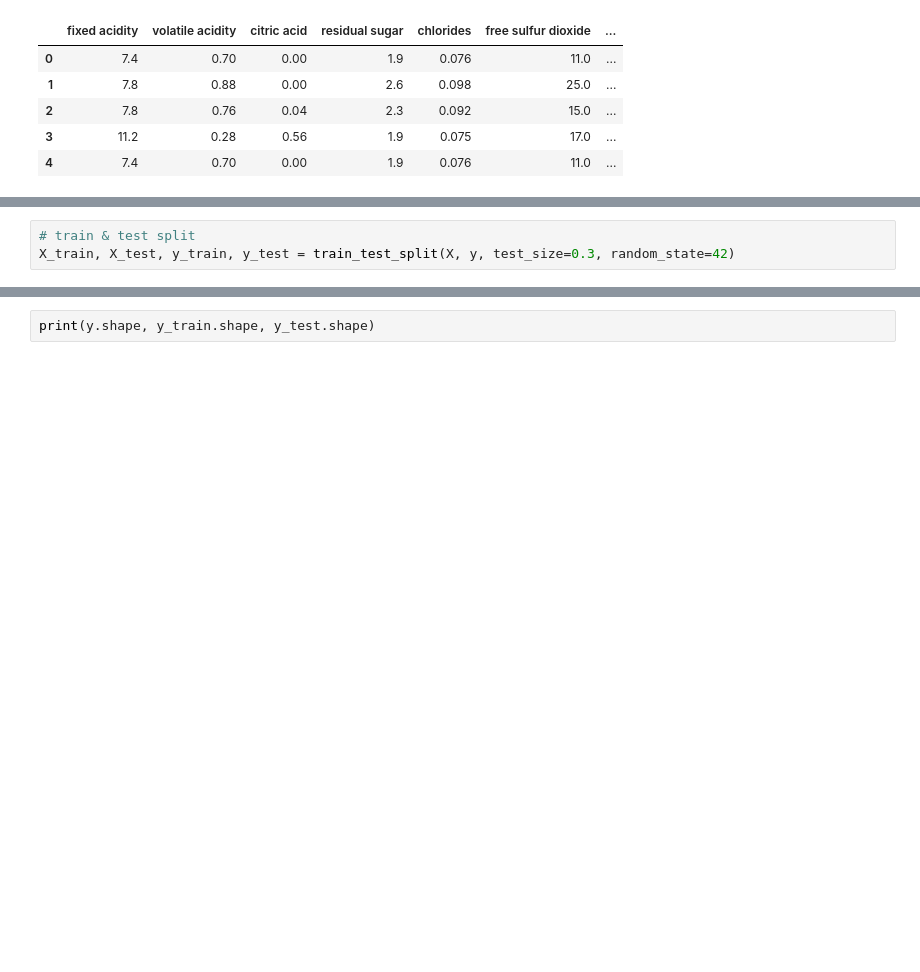
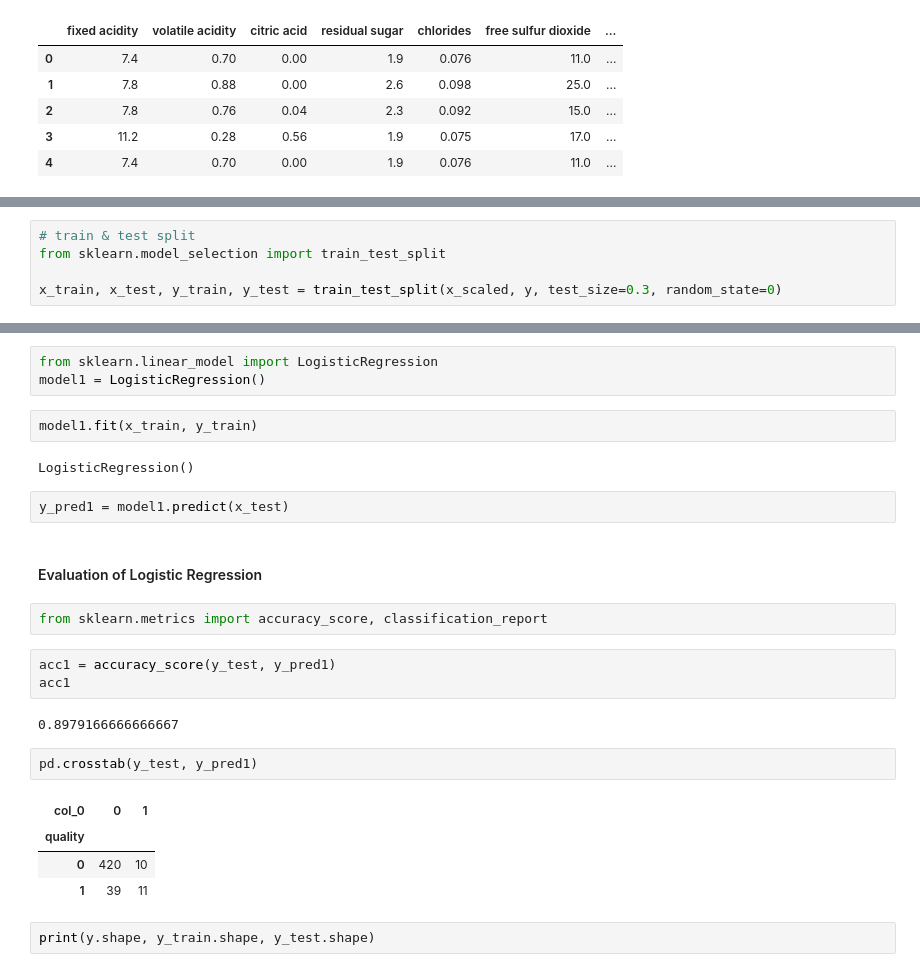
Before and after one commit to joahyot/202309_python_study, a Jupyter notebook: Red_Wine_Quality.ipynb, the cells around one changed output, grey strips where cells are left out. Cells and saved outputs as stored; diff of their text form; blank space fills up the shorter version.

```diff
--- a/Red_Wine_Quality.ipynb
+++ b/Red_Wine_Quality.ipynb
@@ -193,3 +186,5 @@ Name: quality, Length: 1599, dtype: int64
 # %%
 # train & test split
-X_train, X_test, y_train, y_test = train_test_split(X, y, test_size=0.3, random_state=42)
+from sklearn.model_selection import train_test_split
+
+x_train, x_test, y_train, y_test = train_test_split(x_scaled, y, test_size=0.3, random_state=0)
@@ -196,3 +197,28 @@ X_train, X_test, y_train, y_test = train_test_split(X, y, test_size=0.3, random_
+# %%
+from sklearn.linear_model import LogisticRegression
+model1 = LogisticRegression()
+# %%
+model1.fit(x_train, y_train)
+# %% [output]
+LogisticRegression()
+# %%
+y_pred1 = model1.predict(x_test)
+# %% [markdown]
+#### Evaluation of Logistic Regression
+# %%
+from sklearn.metrics import accuracy_score, classification_report
+# %%
+acc1 = accuracy_score(y_test, y_pred1)
+acc1
+# %% [output]
+0.8979166666666667
+# %%
+pd.crosstab(y_test, y_pred1)
+# %% [output]
+| col_0 | 0 | 1 |
+| quality |  |  |
+| 0 | 420 | 10 |
+| 1 | 39 | 11 |
 # %%
 print(y.shape, y_train.shape, y_test.shape)
 # %% [output]
```
Also changed, not shown: parts of 10 cells of this notebook.
